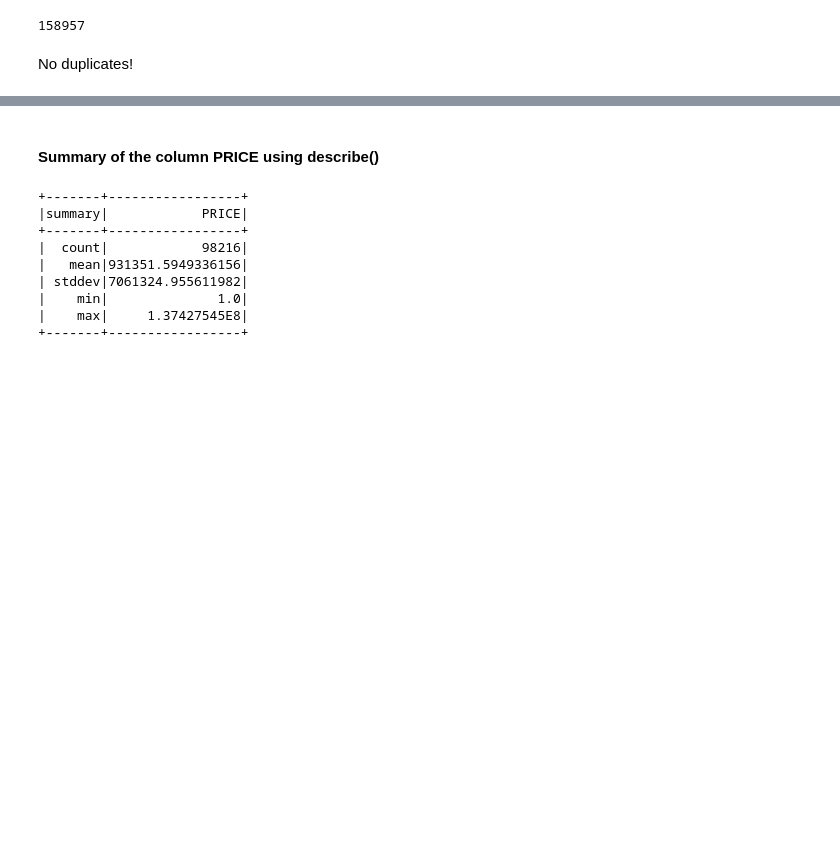
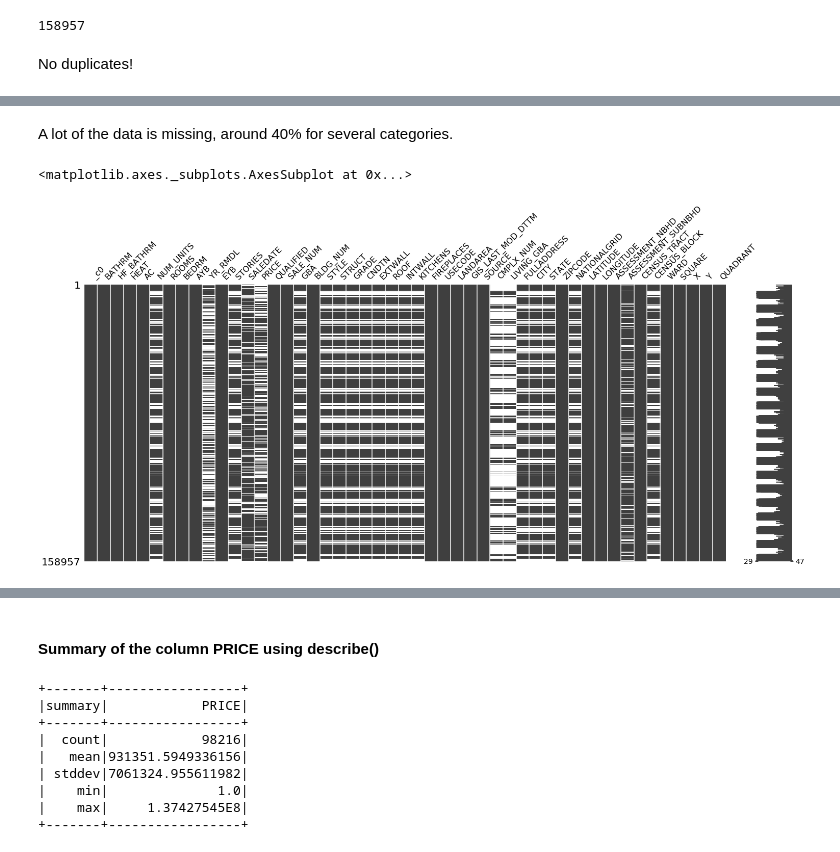
Before and after one commit to elieric/is843, a Jupyter notebook: assignment_1.ipynb, the cells around one changed output, grey strips where cells are left out. Cells and saved outputs as stored; diff of their text form; code cells hidden in the pictures; blank space fills up the shorter version.

```diff
--- a/assignment_1.ipynb
+++ b/assignment_1.ipynb
@@ -169,0 +267,8 @@ No duplicates!
+# %% [markdown]
+A lot of the data is missing, around 40% for several categories.
+# %%
+# How do NULLs propogate throughout the dataset?
+msno.matrix(py_df)
+# %% [output]
+<matplotlib.axes._subplots.AxesSubplot at 0x...>
+[figure, added]
```
Also changed, not shown: parts of 21 cells of this notebook.
